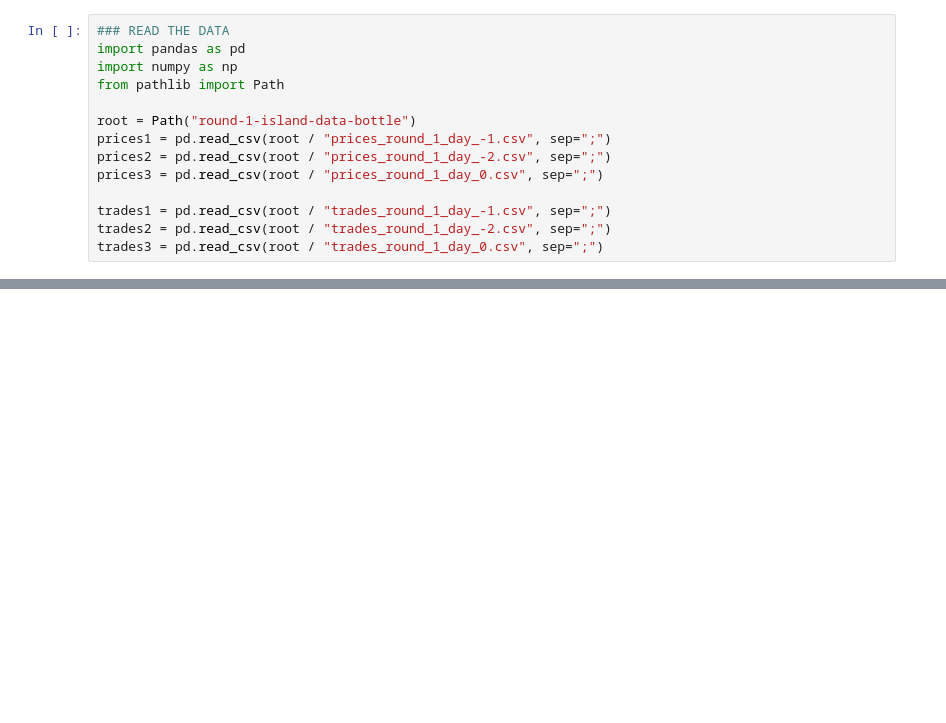
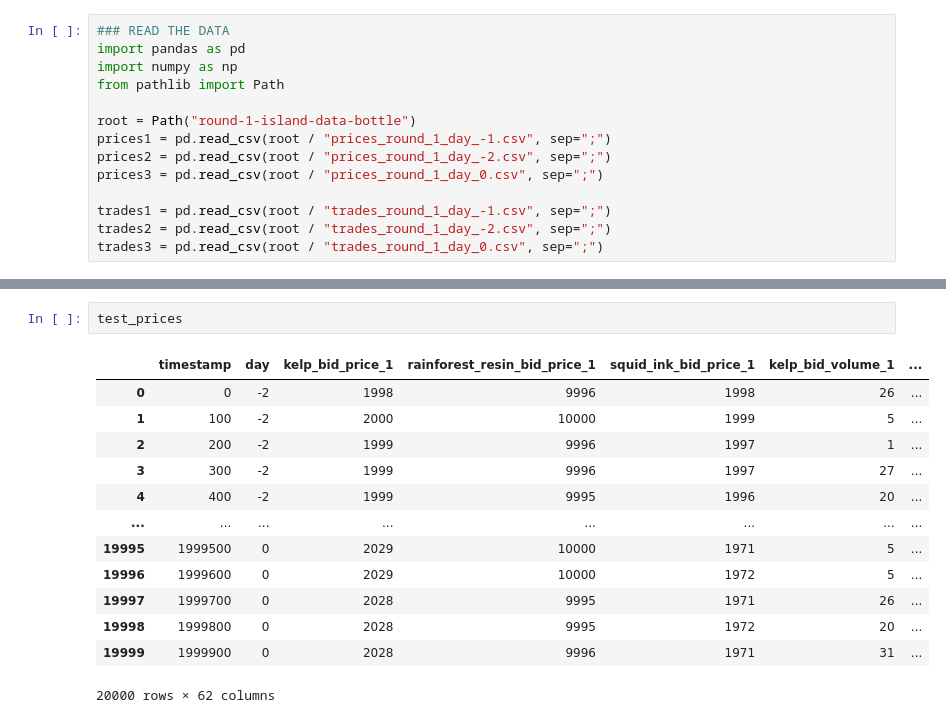
Before and after one commit to mariali383/prosperity, a Jupyter notebook: datatesting.ipynb, the cells around one changed output, grey strips where cells are left out. Drawn from its saved outputs; the diff is of its cells as text; blank space fills up the shorter version.

```diff
--- a/datatesting.ipynb
+++ b/datatesting.ipynb
@@ -32,0 +128,16 @@ trades1
+# %%
+test_prices
+# %% [output]
+|  | timestamp | day | kelp_bid_price_1 | rainforest_resin_bid_price_1 | squid_ink_bid_price_1 | kelp_bid_volume_1 | ... |
+| 0 | 0 | -2 | 1998 | 9996 | 1998 | 26 | ... |
+| 1 | 100 | -2 | 2000 | 10000 | 1999 | 5 | ... |
+| 2 | 200 | -2 | 1999 | 9996 | 1997 | 1 | ... |
+| 3 | 300 | -2 | 1999 | 9996 | 1997 | 27 | ... |
+| 4 | 400 | -2 | 1999 | 9995 | 1996 | 20 | ... |
+| ... | ... | ... | ... | ... | ... | ... | ... |
+| 19995 | 1999500 | 0 | 2029 | 10000 | 1971 | 5 | ... |
+| 19996 | 1999600 | 0 | 2029 | 10000 | 1972 | 5 | ... |
+| 19997 | 1999700 | 0 | 2028 | 9995 | 1971 | 26 | ... |
+| 19998 | 1999800 | 0 | 2028 | 9995 | 1972 | 20 | ... |
+| 19999 | 1999900 | 0 | 2028 | 9996 | 1971 | 31 | ... |
+20000 rows × 62 columns
```
Also changed, not shown: parts of 17 cells of this notebook.
